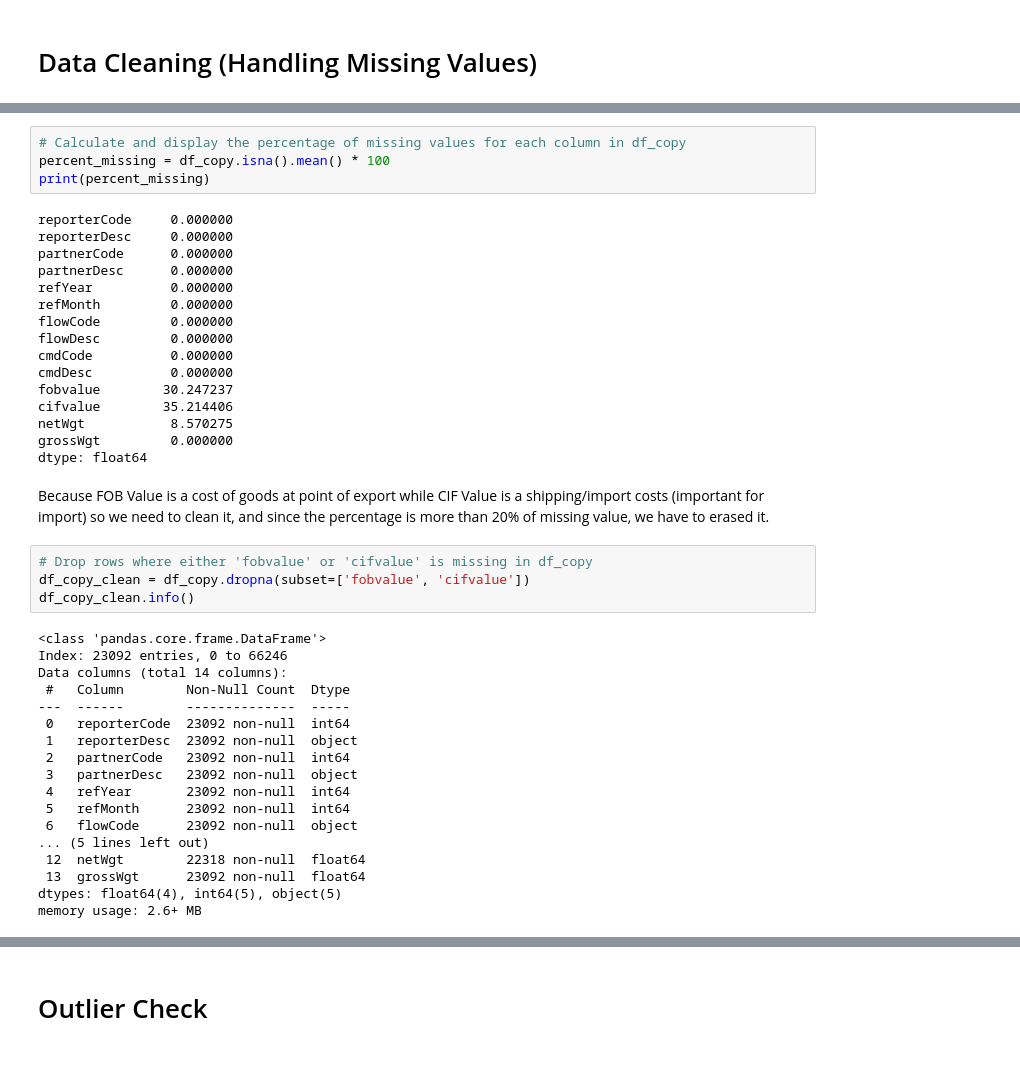
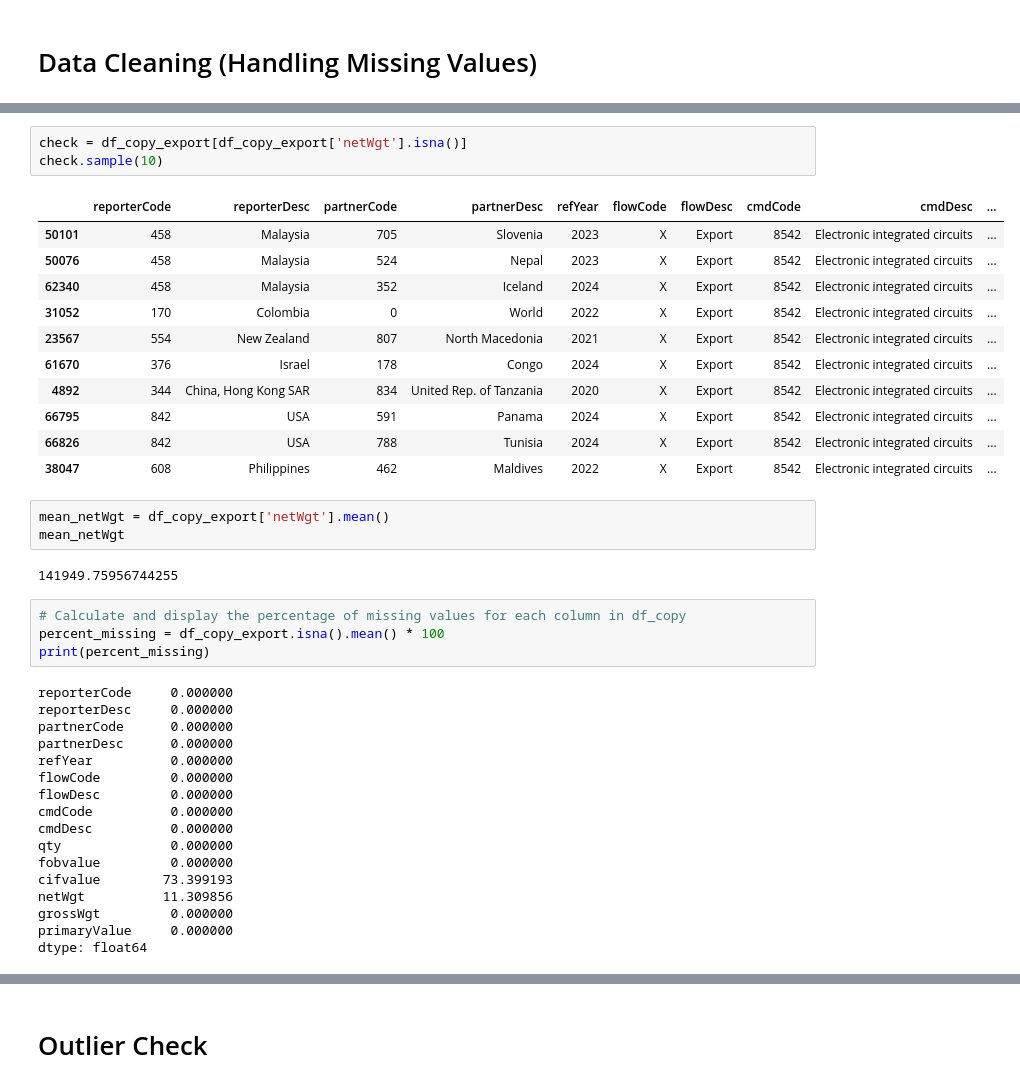
Before and after one commit to rfih/Dibimbing---DSDA, a Jupyter notebook: Final Project/Final.ipynb, the cells around one changed output, grey strips where cells are left out. Drawn from its saved outputs; the diff is of its cells as text; blank space fills up the shorter version.

```diff
--- a/Final Project/Final.ipynb
+++ b/Final Project/Final.ipynb
@@ -184,6 +229,26 @@ df_copy[df_copy.isna().any(axis=1)]
+# %%
+check = df_copy_export[df_copy_export['netWgt'].isna()]
+check.sample(10)
+# %% [output]
+|  | reporterCode | reporterDesc | partnerCode | partnerDesc | refYear | flowCode | flowDesc | cmdCode | cmdDesc | ... |
+| 50101 | 458 | Malaysia | 705 | Slovenia | 2023 | X | Export | 8542 | Electronic integrated circuits | ... |
+| 50076 | 458 | Malaysia | 524 | Nepal | 2023 | X | Export | 8542 | Electronic integrated circuits | ... |
+| 62340 | 458 | Malaysia | 352 | Iceland | 2024 | X | Export | 8542 | Electronic integrated circuits | ... |
+| 31052 | 170 | Colombia | 0 | World | 2022 | X | Export | 8542 | Electronic integrated circuits | ... |
+| 23567 | 554 | New Zealand | 807 | North Macedonia | 2021 | X | Export | 8542 | Electronic integrated circuits | ... |
+| 61670 | 376 | Israel | 178 | Congo | 2024 | X | Export | 8542 | Electronic integrated circuits | ... |
+| 4892 | 344 | China, Hong Kong SAR | 834 | United Rep. of Tanzania | 2020 | X | Export | 8542 | Electronic integrated circuits | ... |
+| 66795 | 842 | USA | 591 | Panama | 2024 | X | Export | 8542 | Electronic integrated circuits | ... |
+| 66826 | 842 | USA | 788 | Tunisia | 2024 | X | Export | 8542 | Electronic integrated circuits | ... |
+| 38047 | 608 | Philippines | 462 | Maldives | 2022 | X | Export | 8542 | Electronic integrated circuits | ... |
+# %%
+mean_netWgt = df_copy_export['netWgt'].mean()
+mean_netWgt
+# %% [output]
+141949.75956744255
 # %%
 # Calculate and display the percentage of missing values for each column in df_copy
-percent_missing = df_copy.isna().mean() * 100
+percent_missing = df_copy_export.isna().mean() * 100
 print(percent_missing)
 # %% [output]
 reporterCode     0.000000
@@ -191,37 +256,14 @@ reporterDesc     0.000000
 partnerCode      0.000000
 partnerDesc      0.000000
 refYear          0.000000
-refMonth         0.000000
 flowCode         0.000000
 flowDesc         0.000000
 cmdCode          0.000000
 cmdDesc          0.000000
-fobvalue        30.247237
-cifvalue        35.214406
-netWgt           8.570275
+qty              0.000000
+fobvalue         0.000000
+cifvalue        73.399193
+netWgt          11.309856
 grossWgt         0.000000
+primaryValue     0.000000
 dtype: float64
-# %% [markdown]
-Because FOB Value is a cost of goods at point of export while CIF Value is a shipping/import costs (important for import) so we need to clean it, and  since the percentage is more than 20% of missing value, we have to erased it.
-# %%
-# Drop rows where either 'fobvalue' or 'cifvalue' is missing in df_copy
-df_copy_clean = df_copy.dropna(subset=['fobvalue', 'cifvalue'])
-df_copy_clean.info()
-# %% [output]
-<class 'pandas.core.frame.DataFrame'>
-Index: 23092 entries, 0 to 66246
-Data columns (total 14 columns):
- #   Column        Non-Null Count  Dtype
----  ------        --------------  -----
- 0   reporterCode  23092 non-null  int64
- 1   reporterDesc  23092 non-null  object
- 2   partnerCode   23092 non-null  int64
- 3   partnerDesc   23092 non-null  object
- 4   refYear       23092 non-null  int64
- 5   refMonth      23092 non-null  int64
- 6   flowCode      23092 non-null  object
-... (5 lines left out)
- 12  netWgt        22318 non-null  float64
- 13  grossWgt      23092 non-null  float64
-dtypes: float64(4), int64(5), object(5)
-memory usage: 2.6+ MB
```
Also changed, not shown: parts of 26 cells of this notebook.
